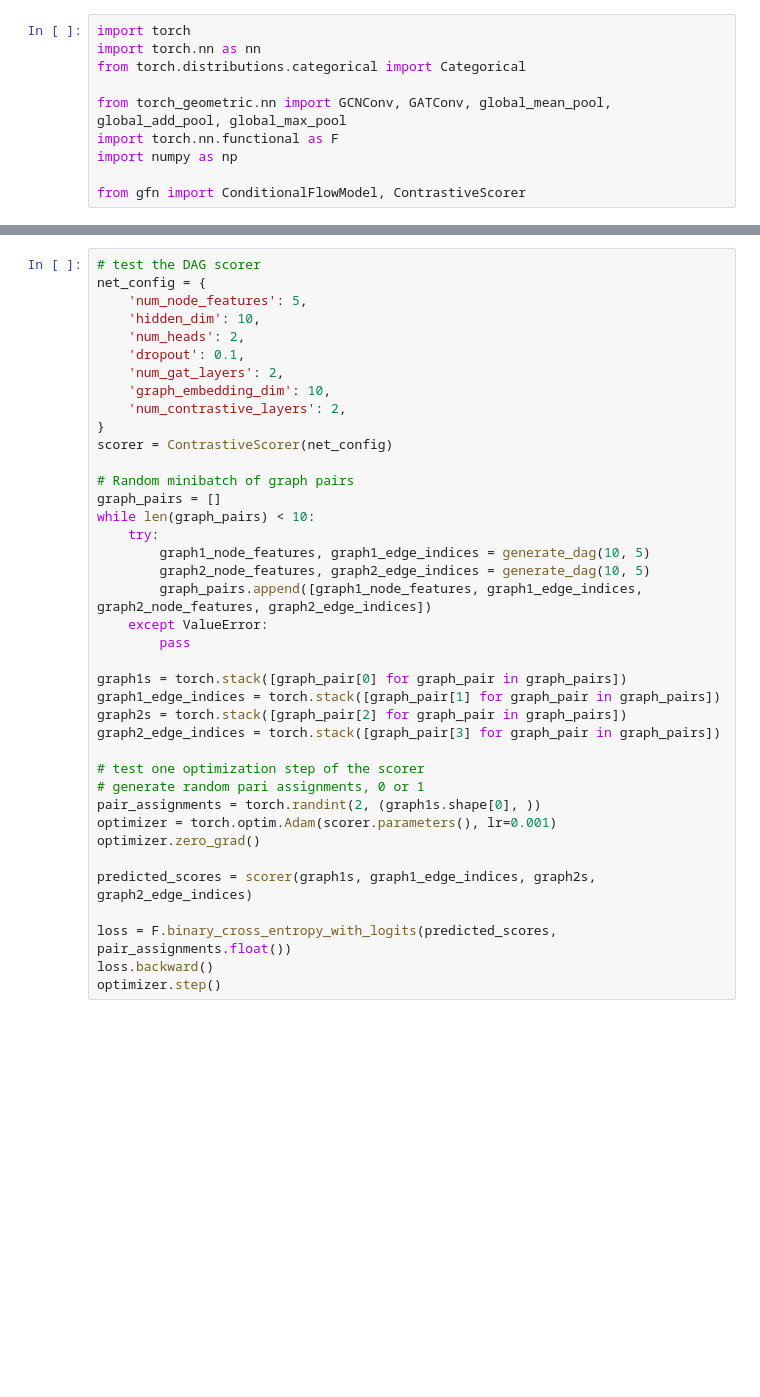
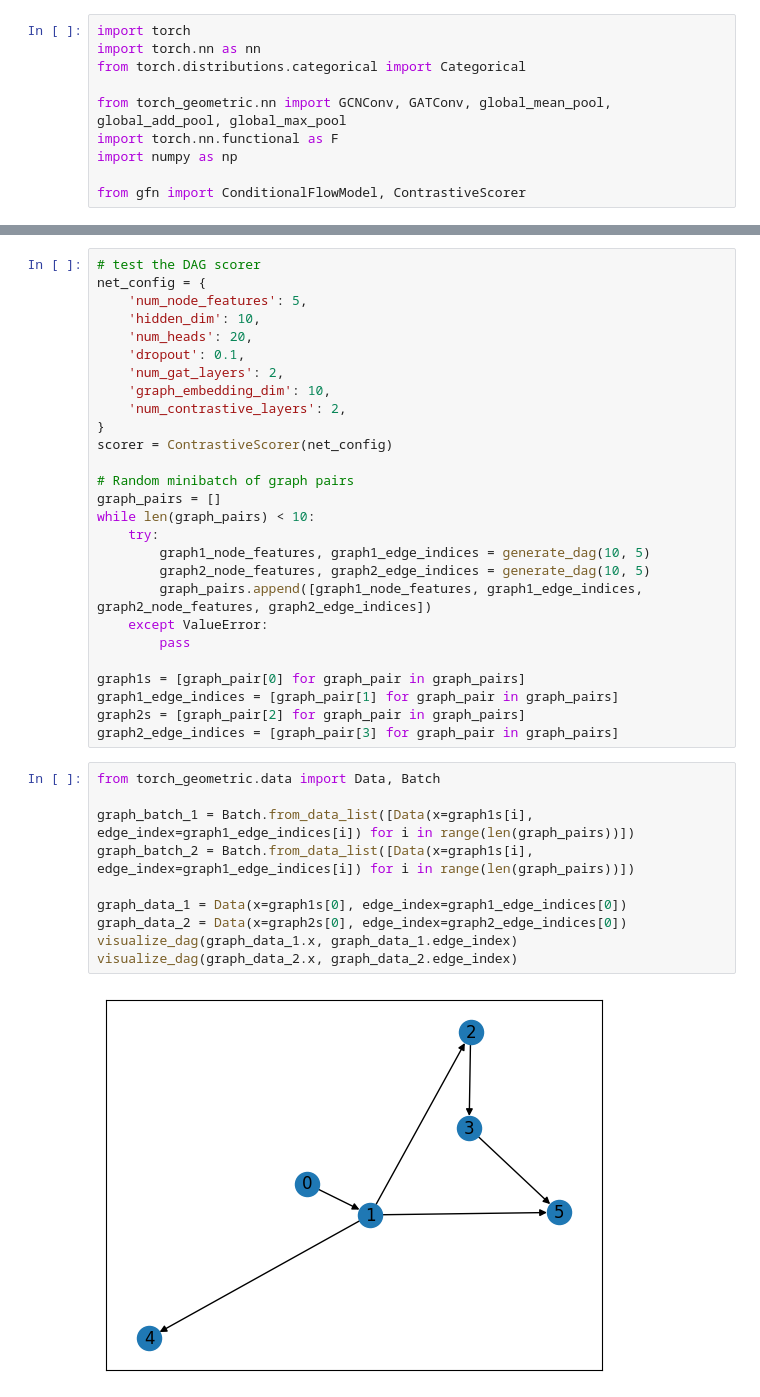
Before and after one commit to jeremygatineau/GFlow-Net-for-Latent-Graph-Representation, a Jupyter notebook: test.ipynb, the cells around one changed output, grey strips where cells are left out. Cells and saved outputs as stored; diff of their text form; blank space fills up the shorter version.

```diff
--- a/test.ipynb
+++ b/test.ipynb
@@ -78,7 +83,7 @@ visualize_dag(graph_node_features, graph_edge_indices)
 net_config = {
     'num_node_features': 5,
     'hidden_dim': 10,
-    'num_heads': 2,
+    'num_heads': 20,
     'dropout': 0.1,
     'num_gat_layers': 2,
     'graph_embedding_dim': 10,
@@ -96,19 +101,19 @@ while len(graph_pairs) < 10:
     except ValueError:
         pass
 
-graph1s = torch.stack([graph_pair[0] for graph_pair in graph_pairs])
-graph1_edge_indices = torch.stack([graph_pair[1] for graph_pair in graph_pairs])
-graph2s = torch.stack([graph_pair[2] for graph_pair in graph_pairs])
-graph2_edge_indices = torch.stack([graph_pair[3] for graph_pair in graph_pairs])
-
-# test one optimization step of the scorer
-# generate random pari assignments, 0 or 1
-pair_assignments = torch.randint(2, (graph1s.shape[0], ))
-optimizer = torch.optim.Adam(scorer.parameters(), lr=0.001)
-optimizer.zero_grad()
-
-predicted_scores = scorer(graph1s, graph1_edge_indices, graph2s, graph2_edge_indices)
-
-loss = F.binary_cross_entropy_with_logits(predicted_scores, pair_assignments.float())
-loss.backward()
-optimizer.step()
+graph1s = [graph_pair[0] for graph_pair in graph_pairs]
+graph1_edge_indices = [graph_pair[1] for graph_pair in graph_pairs]
+graph2s = [graph_pair[2] for graph_pair in graph_pairs]
+graph2_edge_indices = [graph_pair[3] for graph_pair in graph_pairs]
+# %%
+from torch_geometric.data import Data, Batch
+
+graph_batch_1 = Batch.from_data_list([Data(x=graph1s[i], edge_index=graph1_edge_indices[i]) for i in range(len(graph_pairs))])
+graph_batch_2 = Batch.from_data_list([Data(x=graph1s[i], edge_index=graph1_edge_indices[i]) for i in range(len(graph_pairs))])
+
+graph_data_1 = Data(x=graph1s[0], edge_index=graph1_edge_indices[0])
+graph_data_2 = Data(x=graph2s[0], edge_index=graph2_edge_indices[0])
+visualize_dag(graph_data_1.x, graph_data_1.edge_index)
+visualize_dag(graph_data_2.x, graph_data_2.edge_index)
+# %% [output]
+[figure, added]
```
Also changed, not shown: parts of 3 cells of this notebook, 1 other file.
